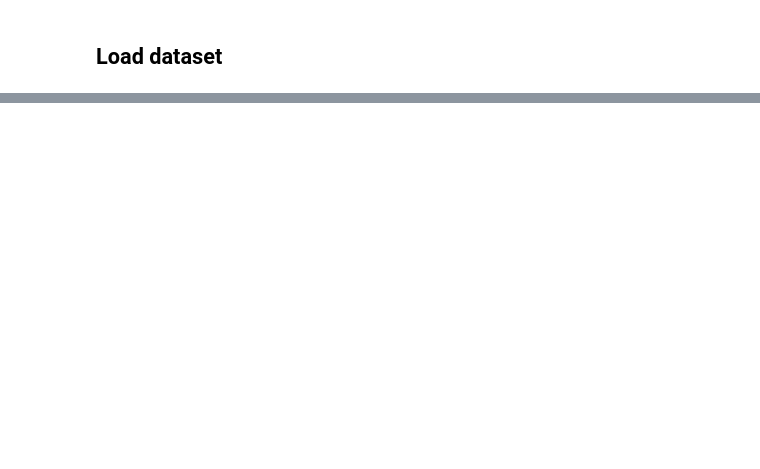
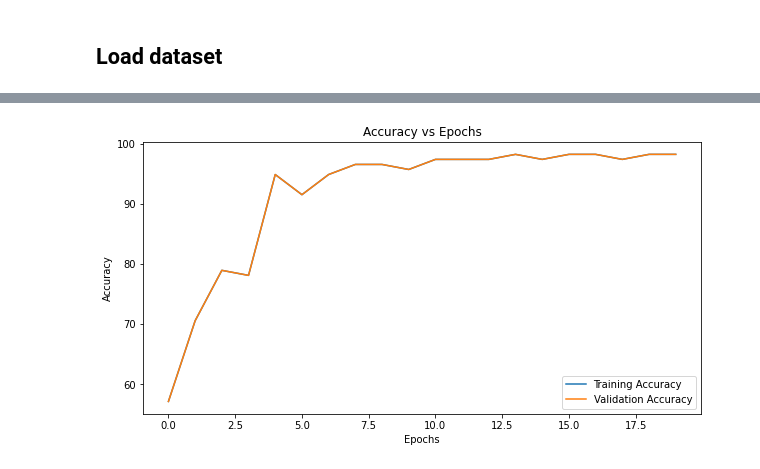
Before and after one commit to relaxxpls/Audio-Classification, a Jupyter notebook: train.ipynb, the cells around one changed output, grey strips where cells are left out. Saved outputs shown, nothing was run; the diff lists cells and outputs as text; code cells hidden in the pictures; blank space fills up the shorter version.

```diff
--- a/solve.ipynb
+++ b/train.ipynb
@@ -277,0 +254,11 @@ Target: 7, Prediction: 4
+# %%
+plt.figure(figsize=(10, 5))
+plt.plot(train_accuracies, label='Training Accuracy')
+plt.plot(valid_accuracies, label='Validation Accuracy')
+plt.legend()
+plt.xlabel('Epochs')
+plt.ylabel('Accuracy')
+plt.title('Accuracy vs Epochs')
+plt.show()
+# %% [output]
+[figure, added]
```
Also changed, not shown: parts of 16 cells of this notebook.
